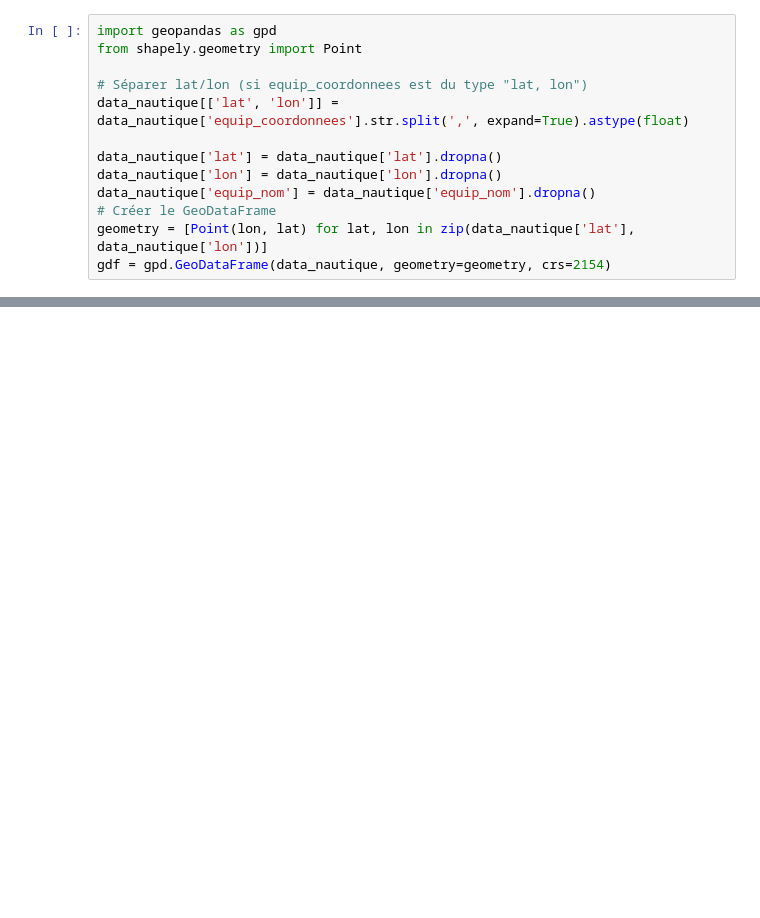
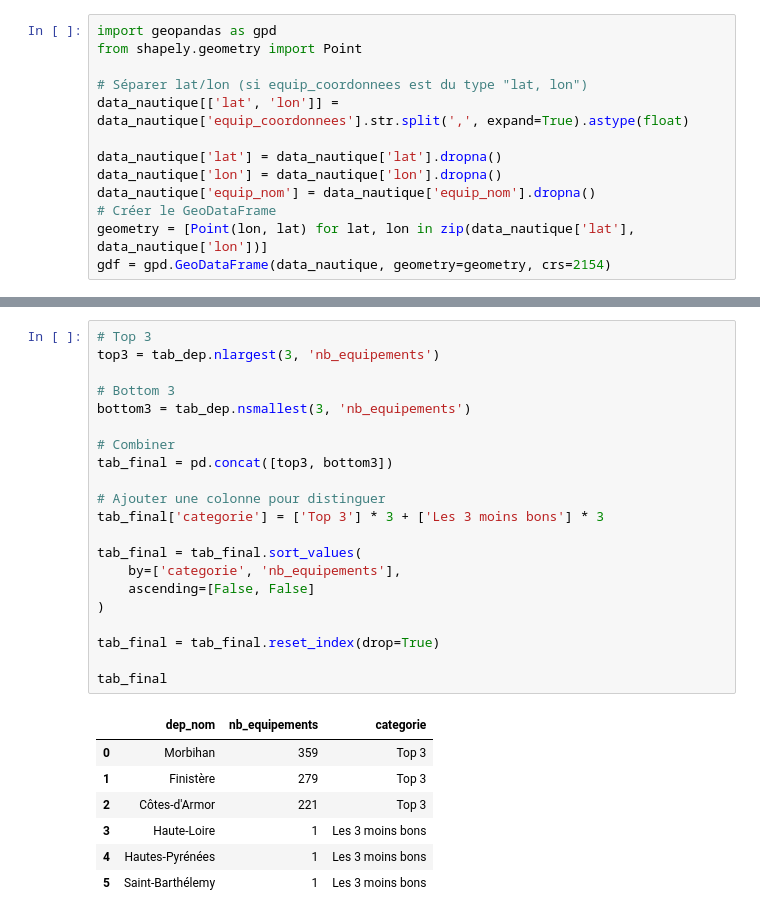
Before and after one commit to LR-Matteo/Projet-Final-Python-DataScience, a Jupyter notebook: matteo.ipynb, the cells around one changed output, grey strips where cells are left out. Cells and saved outputs as stored; diff of their text form; blank space fills up the shorter version.

Commit message:
Ajout de choses

```diff
--- a/matteo.ipynb
+++ b/matteo.ipynb
@@ -71,0 +160,29 @@ m
+# %%
+# Top 3
+top3 = tab_dep.nlargest(3, 'nb_equipements')
+
+# Bottom 3
+bottom3 = tab_dep.nsmallest(3, 'nb_equipements')
+
+# Combiner
+tab_final = pd.concat([top3, bottom3])
+
+# Ajouter une colonne pour distinguer
+tab_final['categorie'] = ['Top 3'] * 3 + ['Les 3 moins bons'] * 3
+
+tab_final = tab_final.sort_values(
+    by=['categorie', 'nb_equipements'],
+    ascending=[False, False]
+)
+
+tab_final = tab_final.reset_index(drop=True)
+
+tab_final
+# %% [output]
+|  | dep_nom | nb_equipements | categorie |
+| 0 | Morbihan | 359 | Top 3 |
+| 1 | Finistère | 279 | Top 3 |
+| 2 | Côtes-d'Armor | 221 | Top 3 |
+| 3 | Haute-Loire | 1 | Les 3 moins bons |
+| 4 | Hautes-Pyrénées | 1 | Les 3 moins bons |
+| 5 | Saint-Barthélemy | 1 | Les 3 moins bons |
```
Also changed, not shown: parts of 10 cells of this notebook.
